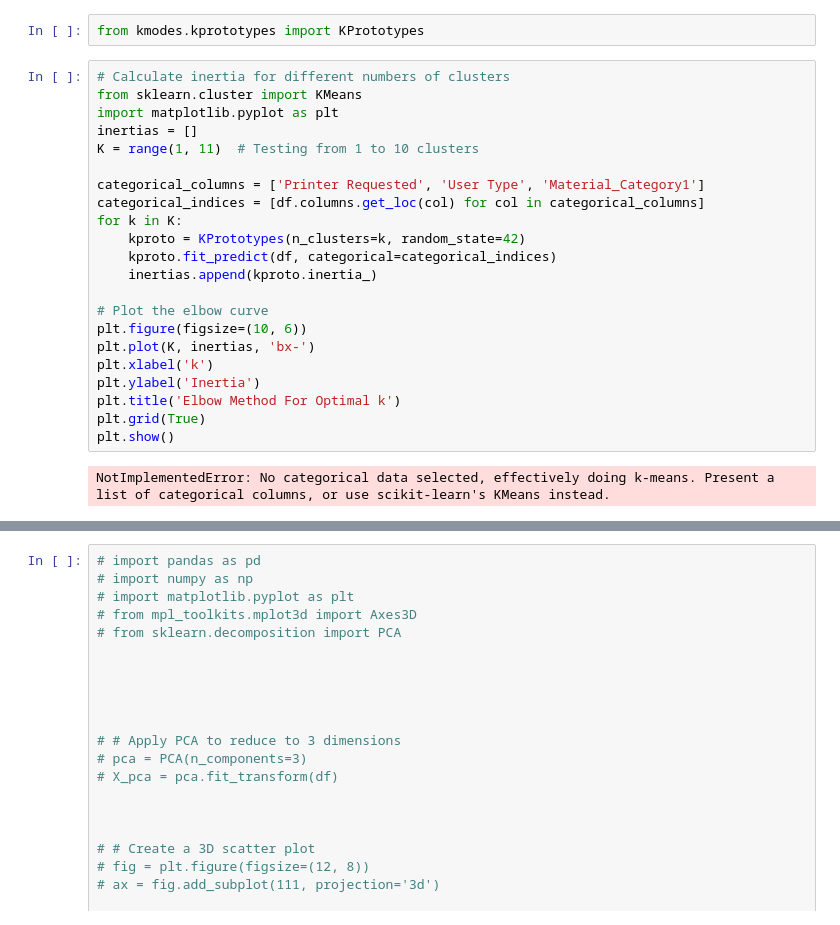
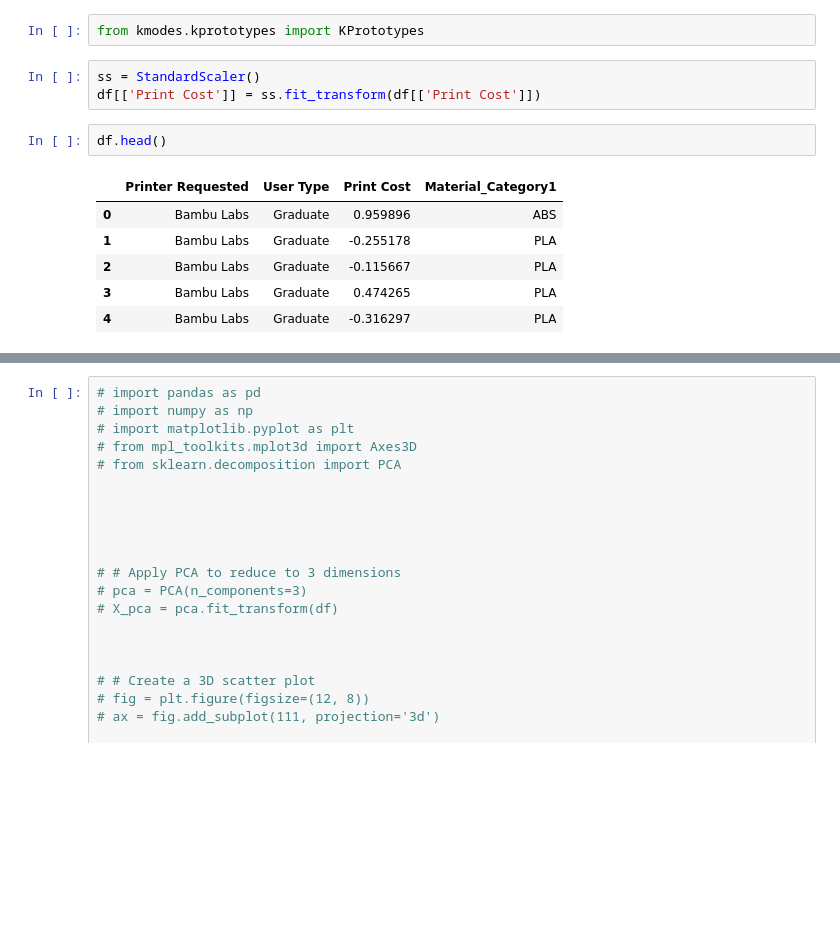
Before and after one commit to MarMar888/ECEDesignLabProj, a Jupyter notebook: kmodes.ipynb, the cells around one changed output, grey strips where cells are left out. Cells and saved outputs as stored; diff of their text form; blank space fills up the shorter version.

```diff
--- a/kmodes.ipynb
+++ b/kmodes.ipynb
@@ -21,26 +21,14 @@ df.head()
 # %%
 from kmodes.kprototypes import KPrototypes
-# %%
-# Calculate inertia for different numbers of clusters
-from sklearn.cluster import KMeans
-import matplotlib.pyplot as plt
-inertias = []
-K = range(1, 11)  # Testing from 1 to 10 clusters
-
-categorical_columns = ['Printer Requested', 'User Type', 'Material_Category1']
-categorical_indices = [df.columns.get_loc(col) for col in categorical_columns]
-for k in K:
-    kproto = KPrototypes(n_clusters=k, random_state=42)
-    kproto.fit_predict(df, categorical=categorical_indices)
-    inertias.append(kproto.inertia_)
-
-# Plot the elbow curve
-plt.figure(figsize=(10, 6))
-plt.plot(K, inertias, 'bx-')
-plt.xlabel('k')
-plt.ylabel('Inertia')
-plt.title('Elbow Method For Optimal k')
-plt.grid(True)
-plt.show()
-# %% [output]
-NotImplementedError: No categorical data selected, effectively doing k-means. Present a list of categorical columns, or use scikit-learn's KMeans instead.
+# %%
+ss = StandardScaler()
+df[['Print Cost']] = ss.fit_transform(df[['Print Cost']])
+# %%
+df.head()
+# %% [output]
+|  | Printer Requested | User Type | Print Cost | Material_Category1 |
+| 0 | Bambu Labs | Graduate | 0.959896 | ABS |
+| 1 | Bambu Labs | Graduate | -0.255178 | PLA |
+| 2 | Bambu Labs | Graduate | -0.115667 | PLA |
+| 3 | Bambu Labs | Graduate | 0.474265 | PLA |
+| 4 | Bambu Labs | Graduate | -0.316297 | PLA |
```
Also changed, not shown: parts of 8 cells of this notebook, 3 other files.
